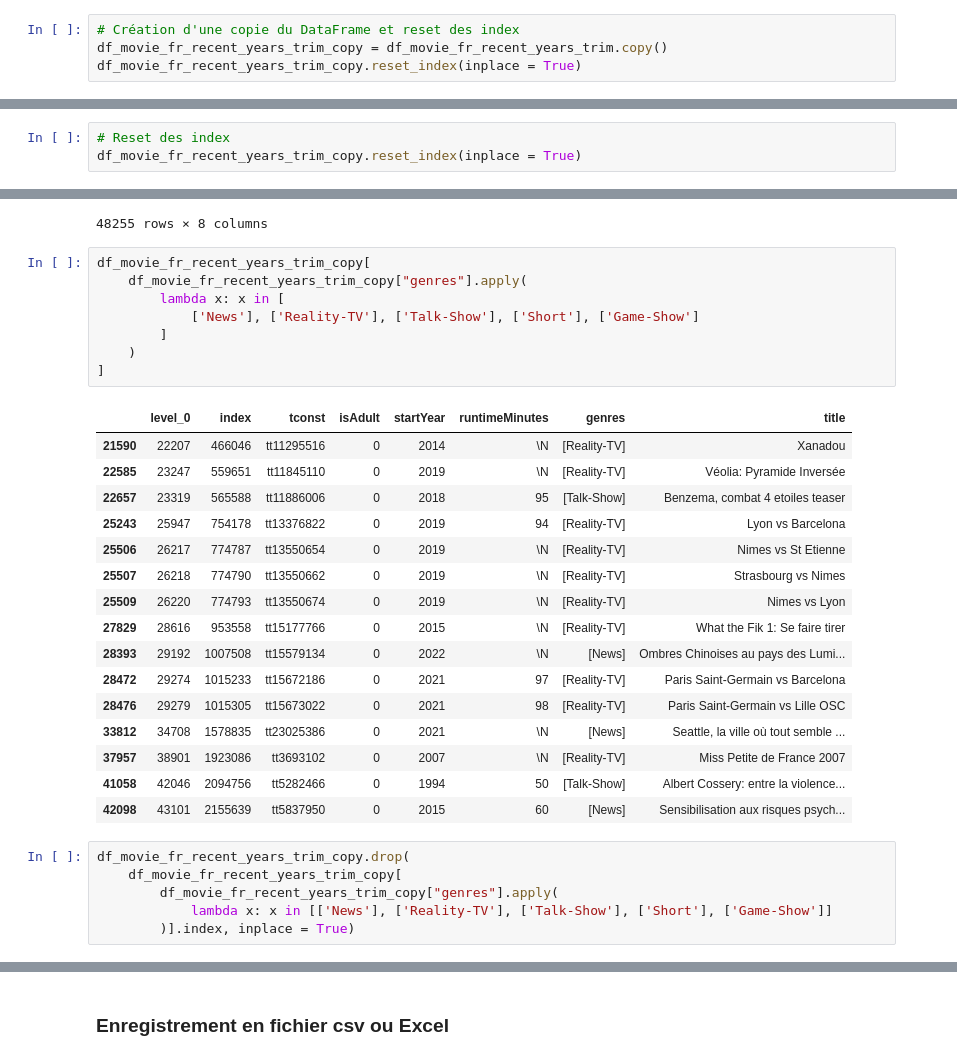
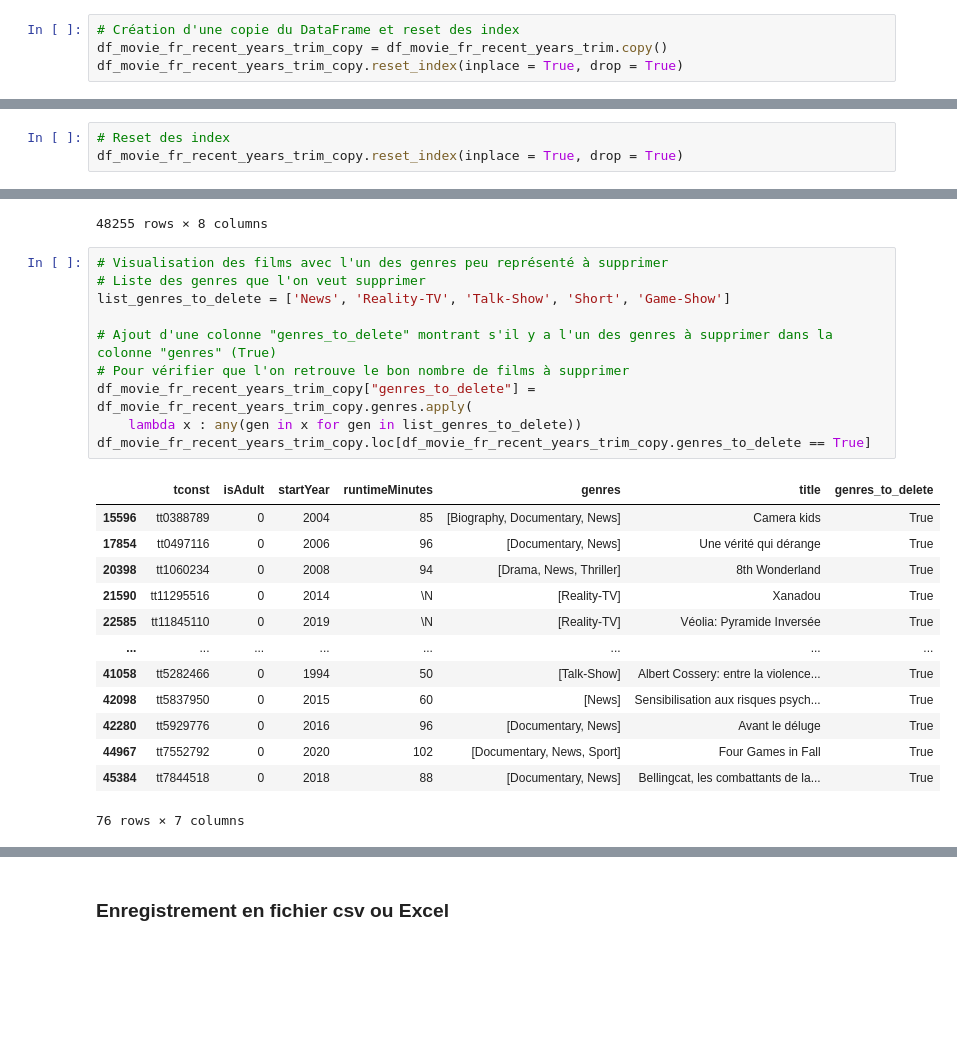
Before and after one commit to Miche5967/Projet_WCS_02_Systeme_recommandation_films, a Jupyter notebook: df_movies_in_Fr_from_1980_explode_genres.ipynb, the cells around one changed output, grey strips where cells are left out. Drawn from its saved outputs; the diff is of its cells as text; blank space fills up the shorter version.

Commit message:
Suppression doublons index + changement types données

```diff
--- a/df_movies_in_Fr_from_1980_explode_genres.ipynb
+++ b/df_movies_in_Fr_from_1980_explode_genres.ipynb
@@ -824,7 +824,7 @@ Il n'y a aucune valeur manquante ("*NA*") dans cette colonne.
 # %%
 # Création d'une copie du DataFrame et reset des index
 df_movie_fr_recent_years_trim_copy = df_movie_fr_recent_years_trim.copy()
-df_movie_fr_recent_years_trim_copy.reset_index(inplace = True)
+df_movie_fr_recent_years_trim_copy.reset_index(inplace = True, drop = True)
 # %% [markdown]
 ### Genres "*\N*" = manquants
 # %%
@@ -859,7 +858,7 @@ memory usage: 2.9+ MB
 ## Extraction d'un dictionnaire de genres avec leur nombre d'occurences
 # %%
 # Reset des index
-df_movie_fr_recent_years_trim_copy.reset_index(inplace = True)
+df_movie_fr_recent_years_trim_copy.reset_index(inplace = True, drop = True)
 # %%
 # Initialisation d'un dictionnaire qui va servir à lister les genres présents, avec :
     # chaque clé est un genre
@@ -966,33 +965,26 @@ df_movie_fr_recent_years_trim_copy
 | 48254 | 49387 | 2852410 | tt9916362 | 0 | 2020 | 92 | [Drama, History] | Les sorcières d'Akelarre |
 48255 rows × 8 columns
 # %%
-df_movie_fr_recent_years_trim_copy[
-    df_movie_fr_recent_years_trim_copy["genres"].apply(
-        lambda x: x in [
-            ['News'], ['Reality-TV'], ['Talk-Show'], ['Short'], ['Game-Show']
-        ]
-    )
-]
+# Visualisation des films avec l'un des genres peu représenté à supprimer
+# Liste des genres que l'on veut supprimer
+list_genres_to_delete = ['News', 'Reality-TV', 'Talk-Show', 'Short', 'Game-Show']
+
+# Ajout d'une colonne "genres_to_delete" montrant s'il y a l'un des genres à supprimer dans la colonne "genres" (True)
+# Pour vérifier que l'on retrouve le bon nombre de films à supprimer
+df_movie_fr_recent_years_trim_copy["genres_to_delete"] = df_movie_fr_recent_years_trim_copy.genres.apply(
+    lambda x : any(gen in x for gen in list_genres_to_delete))
+df_movie_fr_recent_years_trim_copy.loc[df_movie_fr_recent_years_trim_copy.genres_to_delete == True]
 # %% [output]
-|  | level_0 | index | tconst | isAdult | startYear | runtimeMinutes | genres | title |
-| 21590 | 22207 | 466046 | tt11295516 | 0 | 2014 | \N | [Reality-TV] | Xanadou |
-| 22585 | 23247 | 559651 | tt11845110 | 0 | 2019 | \N | [Reality-TV] | Véolia: Pyramide Inversée |
-| 22657 | 23319 | 565588 | tt11886006 | 0 | 2018 | 95 | [Talk-Show] | Benzema, combat 4 etoiles teaser |
-| 25243 | 25947 | 754178 | tt13376822 | 0 | 2019 | 94 | [Reality-TV] | Lyon vs Barcelona |
-| 25506 | 26217 | 774787 | tt13550654 | 0 | 2019 | \N | [Reality-TV] | Nimes vs St Etienne |
-| 25507 | 26218 | 774790 | tt13550662 | 0 | 2019 | \N | [Reality-TV] | Strasbourg vs Nimes |
-| 25509 | 26220 | 774793 | tt13550674 | 0 | 2019 | \N | [Reality-TV] | Nimes vs Lyon |
-| 27829 | 28616 | 953558 | tt15177766 | 0 | 2015 | \N | [Reality-TV] | What the Fik 1: Se faire tirer |
-| 28393 | 29192 | 1007508 | tt15579134 | 0 | 2022 | \N | [News] | Ombres Chinoises au pays des Lumi... |
-| 28472 | 29274 | 1015233 | tt15672186 | 0 | 2021 | 97 | [Reality-TV] | Paris Saint-Germain vs Barcelona |
-| 28476 | 29279 | 1015305 | tt15673022 | 0 | 2021 | 98 | [Reality-TV] | Paris Saint-Germain vs Lille OSC |
-| 33812 | 34708 | 1578835 | tt23025386 | 0 | 2021 | \N | [News] | Seattle, la ville où tout semble ... |
-| 37957 | 38901 | 1923086 | tt3693102 | 0 | 2007 | \N | [Reality-TV] | Miss Petite de France 2007 |
-| 41058 | 42046 | 2094756 | tt5282466 | 0 | 1994 | 50 | [Talk-Show] | Albert Cossery: entre la violence... |
-| 42098 | 43101 | 2155639 | tt5837950 | 0 | 2015 | 60 | [News] | Sensibilisation aux risques psych... |
+|  | tconst | isAdult | startYear | runtimeMinutes | genres | title | genres_to_delete |
+| 15596 | tt0388789 | 0 | 2004 | 85 | [Biography, Documentary, News] | Camera kids | True |
+| 17854 | tt0497116 | 0 | 2006 | 96 | [Documentary, News] | Une vérité qui dérange | True |
+| 20398 | tt1060234 | 0 | 2008 | 94 | [Drama, News, Thriller] | 8th Wonderland | True |
+| 21590 | tt11295516 | 0 | 2014 | \N | [Reality-TV] | Xanadou | True |
+| 22585 | tt11845110 | 0 | 2019 | \N | [Reality-TV] | Véolia: Pyramide Inversée | True |
+| ... | ... | ... | ... | ... | ... | ... | ... |
+| 41058 | tt5282466 | 0 | 1994 | 50 | [Talk-Show] | Albert Cossery: entre la violence... | True |
+| 42098 | tt5837950 | 0 | 2015 | 60 | [News] | Sensibilisation aux risques psych... | True |
+| 42280 | tt5929776 | 0 | 2016 | 96 | [Documentary, News] | Avant le déluge | True |
+| 44967 | tt7552792 | 0 | 2020 | 102 | [Documentary, News, Sport] | Four Games in Fall | True |
+| 45384 | tt7844518 | 0 | 2018 | 88 | [Documentary, News] | Bellingcat, les combattants de la... | True |
+76 rows × 7 columns
-# %%
-df_movie_fr_recent_years_trim_copy.drop(
-    df_movie_fr_recent_years_trim_copy[
-        df_movie_fr_recent_years_trim_copy["genres"].apply(
-            lambda x: x in [['News'], ['Reality-TV'], ['Talk-Show'], ['Short'], ['Game-Show']]
-        )].index, inplace = True)
```
Also changed, not shown: parts of 22 cells of this notebook.
